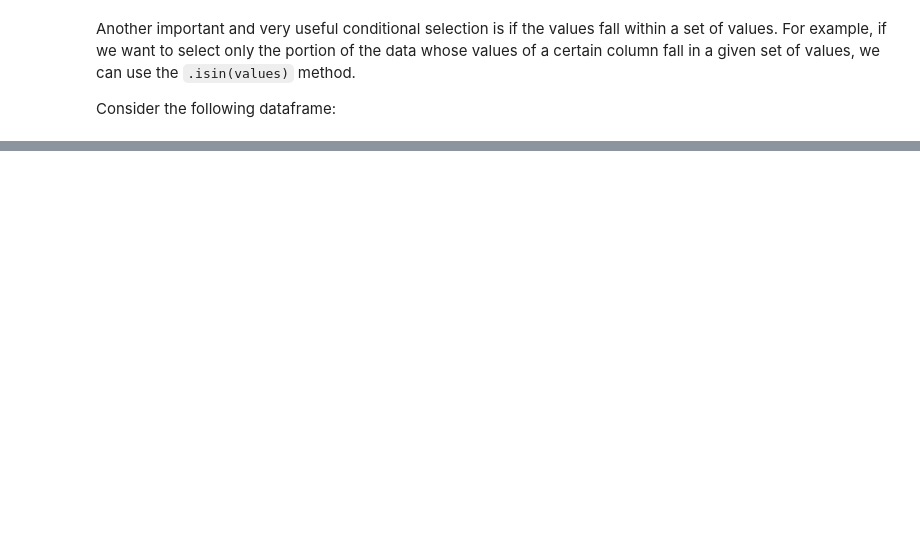
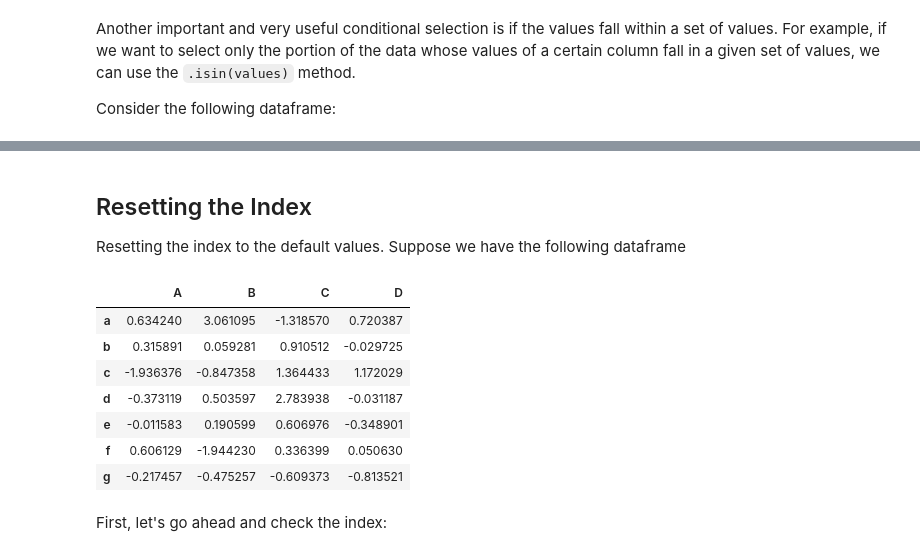
Before and after one commit to jkstarling/MA477-copy, a Jupyter notebook: MA477 - Theory and Applications of Data Science/Lessons/Lesson 3 - Pandas/Lesson 3 - Pandas.ipynb, the cells around one changed output, grey strips where cells are left out. Cells and saved outputs as stored; diff of their text form; code cells hidden in the pictures; blank space fills up the shorter version.

```diff
--- a/MA477 - Theory and Applications of Data Science/Lessons/Lesson 3 - Pandas/Lesson 3 - Pandas.ipynb
+++ b/MA477 - Theory and Applications of Data Science/Lessons/Lesson 3 - Pandas/Lesson 3 - Pandas.ipynb
@@ -760,0 +769,18 @@ df1[df1['X'].isin(np.array([7,2,30,9,3]))]
+# %% [markdown]
+<h2> Resetting the Index</h2>
+
+Resetting the index to the default values. Suppose we have the following dataframe
+# %%
+df=pd.DataFrame(randn(7,4),index=['a','b','c','d','e','f','g'],columns=['A','B','C','D'])
+df
+# %% [output]
+|  | A | B | C | D |
+| a | 0.634240 | 3.061095 | -1.318570 | 0.720387 |
+| b | 0.315891 | 0.059281 | 0.910512 | -0.029725 |
+| c | -1.936376 | -0.847358 | 1.364433 | 1.172029 |
+| d | -0.373119 | 0.503597 | 2.783938 | -0.031187 |
+| e | -0.011583 | 0.190599 | 0.606976 | -0.348901 |
+| f | 0.606129 | -1.944230 | 0.336399 | 0.050630 |
+| g | -0.217457 | -0.475257 | -0.609373 | -0.813521 |
+# %% [markdown]
+First, let's go ahead and check the index:
```
Also changed, not shown: parts of 81 cells of this notebook.
